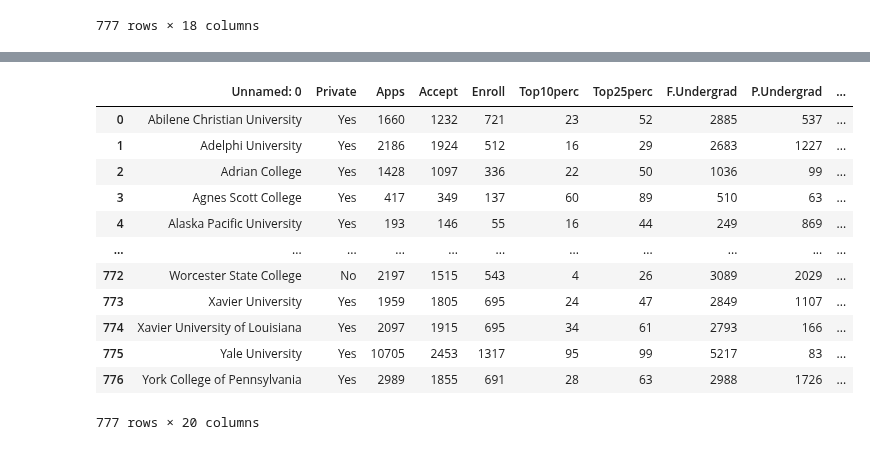
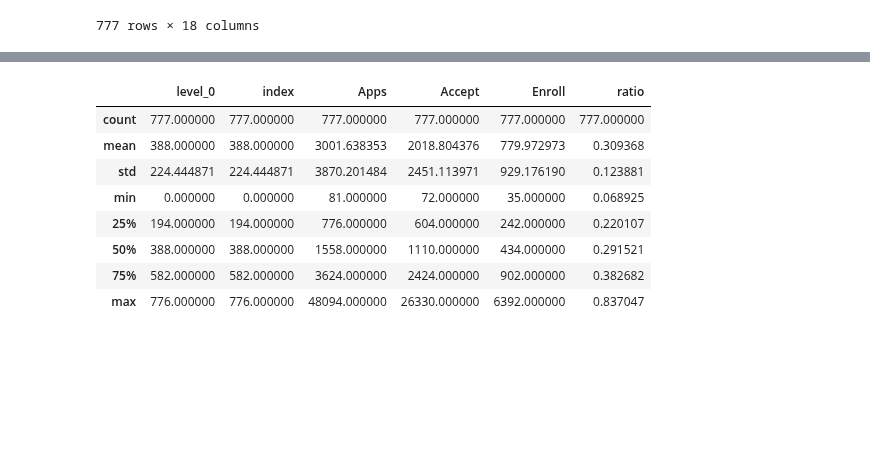
Before and after one commit to Datavizcowboy/PythonDatavizToolbox, a Jupyter notebook: Notebooks/07-Data_Analysis/2p4_Extra_College.ipynb, the cells around one changed output, grey strips where cells are left out. Cells and saved outputs as stored; diff of their text form; code cells hidden in the pictures; blank space fills up the shorter version.

```diff
--- a/Notebooks/07-Data_Analysis/2p4_Extra_College.ipynb
+++ b/Notebooks/07-Data_Analysis/2p4_Extra_College.ipynb
@@ -41,0 +53,2 @@ college3
+# %%
+college.drop(['Top10perc', 'Top25perc', 'F.Undergrad','P.Undergrad','Outstate','Room.Board','Books','Personal','PhD','Terminal','S.F.Ratio','perc.alumni','Expend','Grad.Rate'], axis=1, inplace=True)
@@ -42,2 +57,4 @@ college3
 # %%
 college['ratio'] = college['Enroll']/college['Apps']
+college = college.rename({'Unnamed: 0': 'College'}, axis=1)
+college
@@ -43,0 +75,4 @@ college['ratio'] = college['Enroll']/college['Apps']
+# %%
+college = college.sort_values('ratio',ascending=True)
+college = college.reset_index()
+college
@@ -44,16 +93,12 @@ college['ratio'] = college['Enroll']/college['Apps']
 # %%
-college
+college.describe()
 # %% [output]
-|  | Unnamed: 0 | Private | Apps | Accept | Enroll | Top10perc | Top25perc | F.Undergrad | P.Undergrad | ... |
-| 0 | Abilene Christian University | Yes | 1660 | 1232 | 721 | 23 | 52 | 2885 | 537 | ... |
-| 1 | Adelphi University | Yes | 2186 | 1924 | 512 | 16 | 29 | 2683 | 1227 | ... |
-| 2 | Adrian College | Yes | 1428 | 1097 | 336 | 22 | 50 | 1036 | 99 | ... |
-| 3 | Agnes Scott College | Yes | 417 | 349 | 137 | 60 | 89 | 510 | 63 | ... |
-| 4 | Alaska Pacific University | Yes | 193 | 146 | 55 | 16 | 44 | 249 | 869 | ... |
-| ... | ... | ... | ... | ... | ... | ... | ... | ... | ... | ... |
-| 772 | Worcester State College | No | 2197 | 1515 | 543 | 4 | 26 | 3089 | 2029 | ... |
-| 773 | Xavier University | Yes | 1959 | 1805 | 695 | 24 | 47 | 2849 | 1107 | ... |
-| 774 | Xavier University of Louisiana | Yes | 2097 | 1915 | 695 | 34 | 61 | 2793 | 166 | ... |
-| 775 | Yale University | Yes | 10705 | 2453 | 1317 | 95 | 99 | 5217 | 83 | ... |
-| 776 | York College of Pennsylvania | Yes | 2989 | 1855 | 691 | 28 | 63 | 2988 | 1726 | ... |
+|  | level_0 | index | Apps | Accept | Enroll | ratio |
+| count | 777.000000 | 777.000000 | 777.000000 | 777.000000 | 777.000000 | 777.000000 |
+| mean | 388.000000 | 388.000000 | 3001.638353 | 2018.804376 | 779.972973 | 0.309368 |
+| std | 224.444871 | 224.444871 | 3870.201484 | 2451.113971 | 929.176190 | 0.123881 |
+| min | 0.000000 | 0.000000 | 81.000000 | 72.000000 | 35.000000 | 0.068925 |
+| 25% | 194.000000 | 194.000000 | 776.000000 | 604.000000 | 242.000000 | 0.220107 |
+| 50% | 388.000000 | 388.000000 | 1558.000000 | 1110.000000 | 434.000000 | 0.291521 |
+| 75% | 582.000000 | 582.000000 | 3624.000000 | 2424.000000 | 902.000000 | 0.382682 |
+| max | 776.000000 | 776.000000 | 48094.000000 | 26330.000000 | 6392.000000 | 0.837047 |
-777 rows × 20 columns
```
Also changed, not shown: parts of 13 cells of this notebook.
